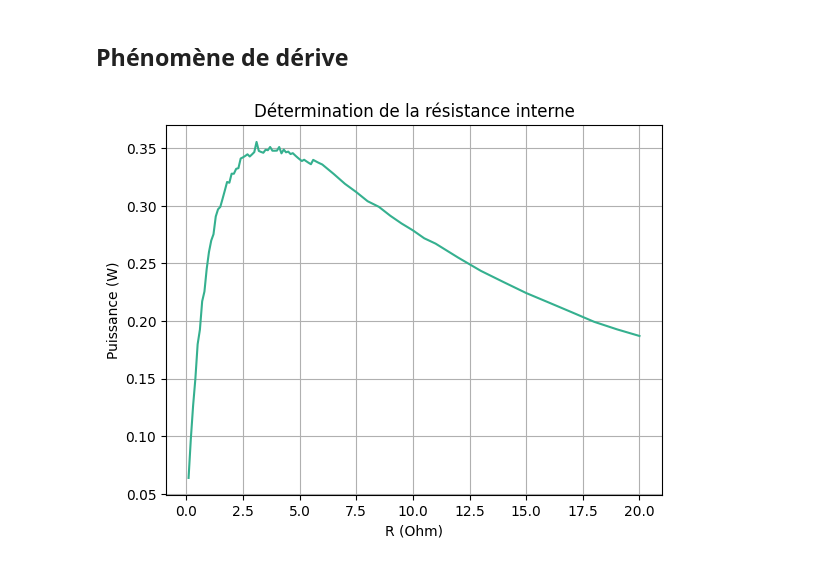
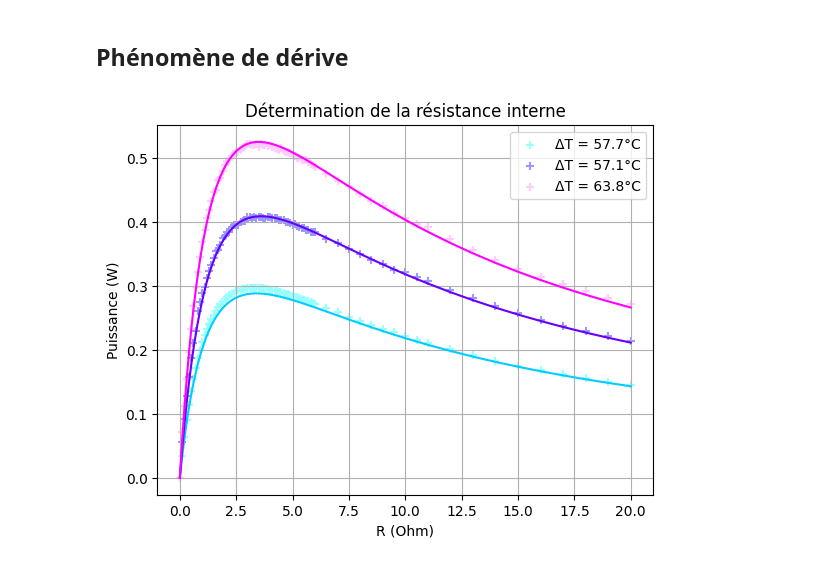
Before and after one commit to adelemarcon/TIPE, a Jupyter notebook: TIPE4.ipynb, the cells around one changed output. Saved outputs shown, nothing was run; the diff lists cells and outputs as text; code cells hidden in the pictures.

```diff
--- a/TIPE4.ipynb
+++ b/TIPE4.ipynb
@@ -16,14 +16,38 @@ def lecture(fichier):
             a.append(ai)
     return t, a
 a,b = lecture("TIPE4mesure47.csv")
-R = np.array(a)
+R47 = np.array(a)
 P47 = np.array(b)
+c,d = lecture("TIPE4mesure57.csv")
+R57 = np.array(c)
+P57 = np.array(d)
+e,f = lecture("TIPE4mesure64.csv")
+R64 = np.array(e)
+P64 = np.array(f)
+
+def theorique(R,T,r):
+    alpha = 0.0425
+    theo = []
+    for i in range (len(R)):
+        c = (R[i]*alpha*alpha*T*T)/((R[i]+r)**2)
+        theo.append(c)
+    return theo
+
+Ptheo47 = np.array(theorique(a,46.6,3.4))
+Ptheo57 = np.array(theorique(c,57.1,3.6))
+Ptheo64 = np.array(theorique(e,63.8,3.5))
 # %%
-plt.plot(R,P47, color ="#35b08f")
+plt.plot(R47,Ptheo47,color ="#00CCFF")
+plt.plot(R57,Ptheo57, color = "#6600FF")
+plt.plot(R64,Ptheo64, color = "#FF00FF")
+plt.scatter(R47, P47, color ="#99FFFF", label = "ΔT = 57.7°C", marker = '+')
+plt.scatter(R57,P57, color = "#9999FF", label = "ΔT = 57.1°C", marker = '+')
+plt.scatter(R64,P64, color = "#FFCCFF", label = "ΔT = 63.8°C", marker = '+')
 plt.xlabel("R (Ohm)")
 plt.ylabel("Puissance (W)")
 plt.title("Détermination de la résistance interne")
 plt.grid()
+plt.legend()
 plt.show()
 # %% [output]
-[figure, old version]
+[figure, new version]
```
Also changed, not shown: 4 other files.
